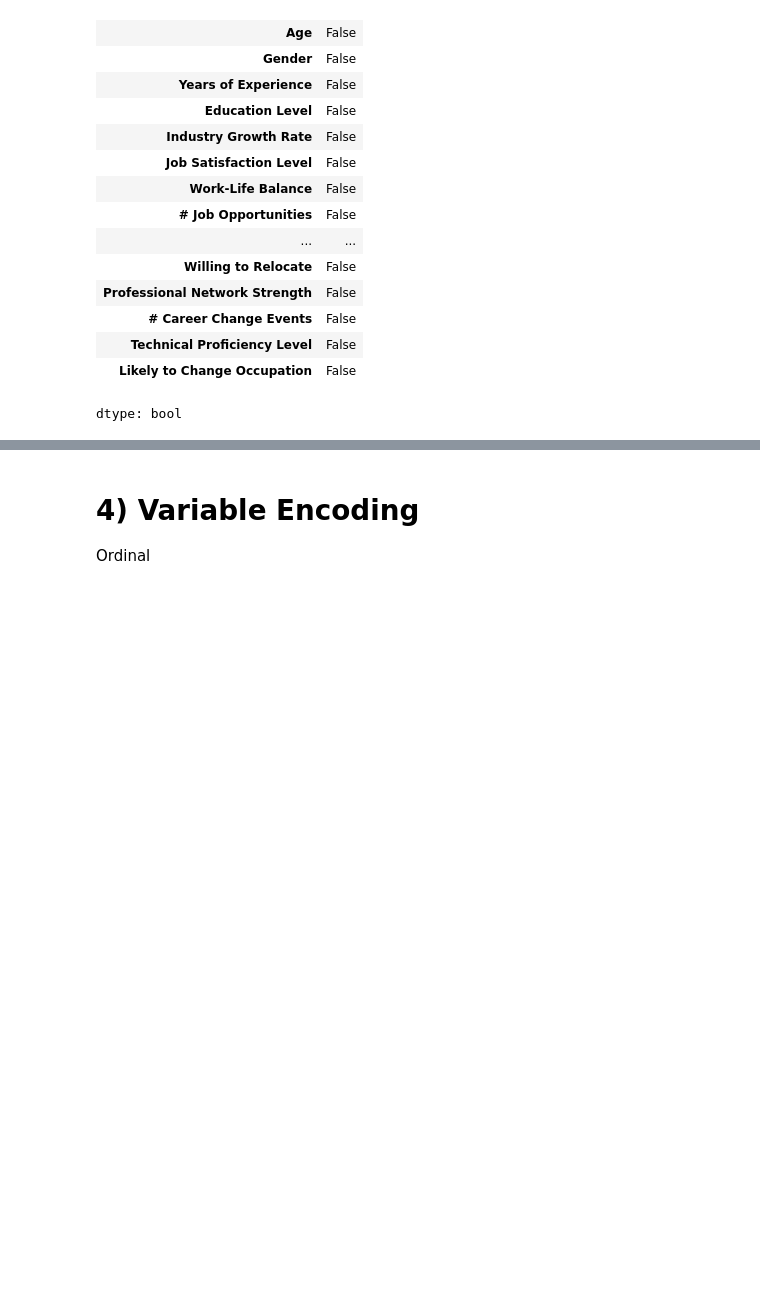
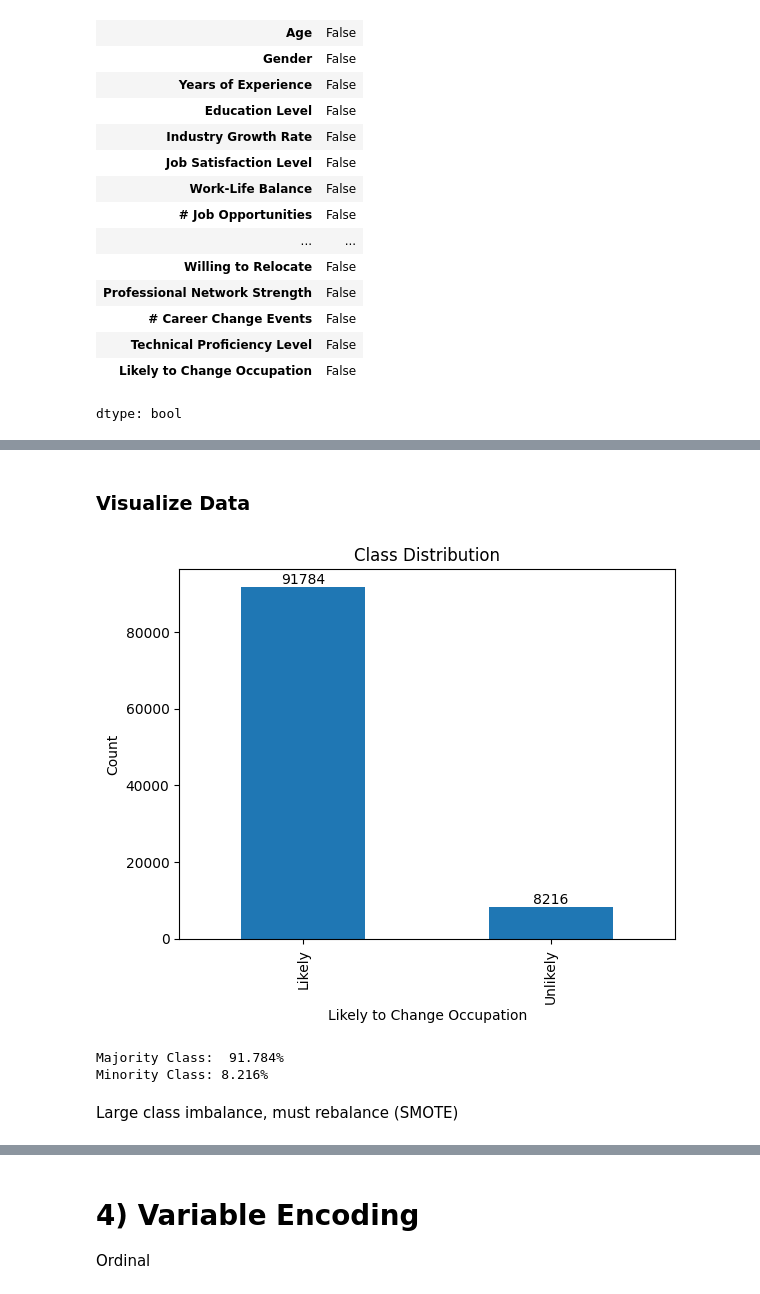
Before and after one commit to Natalie-Bojorquez/CIS3920Group4, a Jupyter notebook: CIS3920_Group4.ipynb, the cells around one changed output, grey strips where cells are left out. Cells and saved outputs as stored; diff of their text form; code cells hidden in the pictures; blank space fills up the shorter version.

```diff
--- a/CIS3920_Group4.ipynb
+++ b/CIS3920_Group4.ipynb
@@ -375,3 +298,24 @@ df.sample()
 |  | Field of Study | Current Occupation | Age | Gender | Years of Experience | Education Level | ... |
 | Employee ID |  |  |  |  |  |  | ... |
 | 112464 | Biology | Psychologist | 46.0 | Male | 20.0 | Master's | ... |
+# %% [markdown]
+### Visualize Data
+# %%
+# Bar Chart of class distribution (target variable: Likely to Change Occupation)
+cd = raw_df['Likely to Change Occupation'].value_counts().plot.bar(title='Class Distribution', ylabel='Count')
+cd.bar_label(cd.containers[0])
+plt.show()
+# %% [output]
+[figure, added]
+# %%
+# Generate class distribution percentages
+likely = 91784
+unlikely = 8216
+
+print(f'Majority Class: {likely/100000 *100: .3f}%')
+print(f'Minority Class: {unlikely/100000 *100}%')
+# %% [output]
+Majority Class:  91.784%
+Minority Class: 8.216%
+# %% [markdown]
+Large class imbalance, must rebalance (SMOTE)
```
Also changed, not shown: parts of 46 cells of this notebook.
